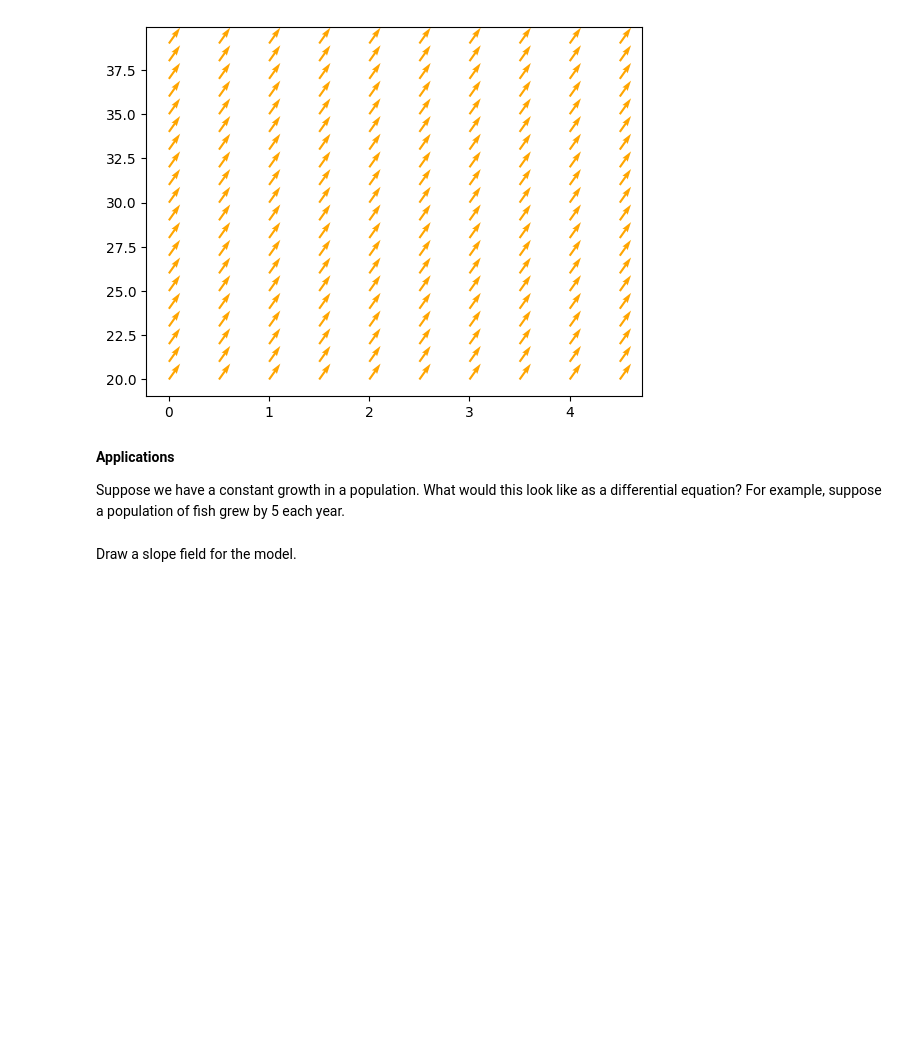
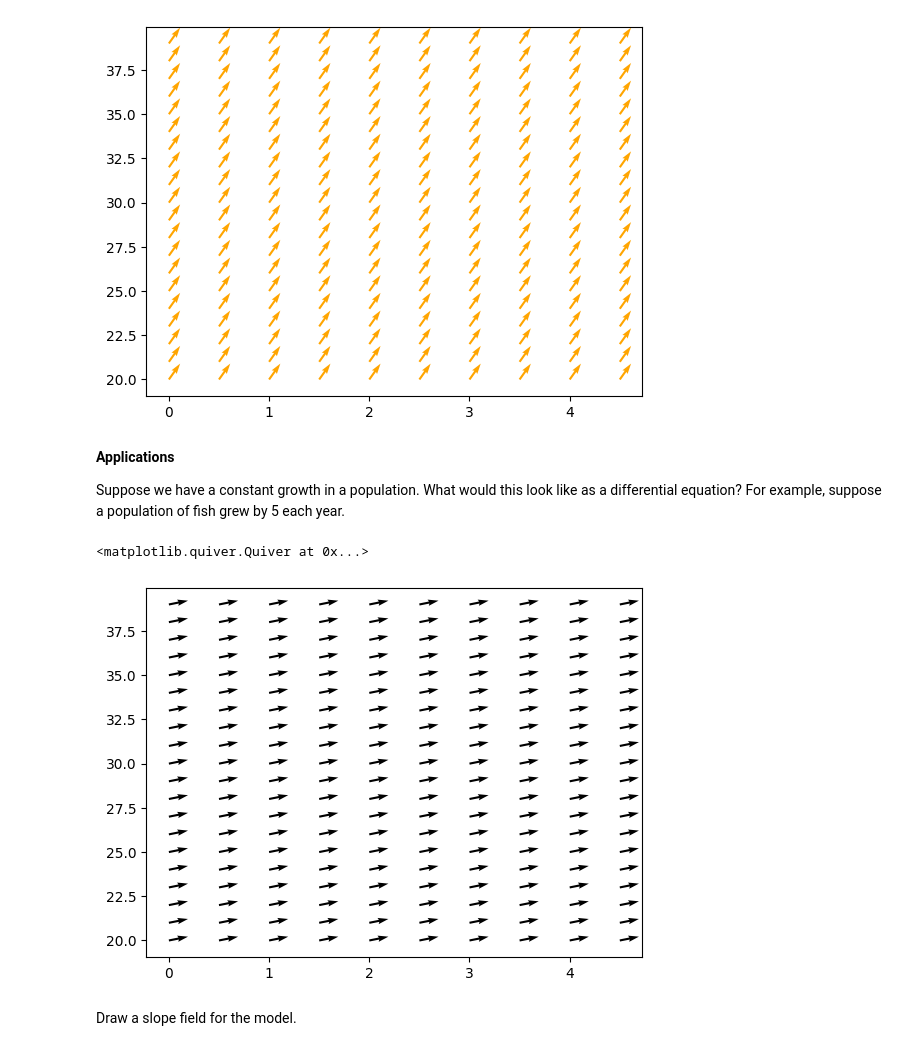
Before and after one commit to josepeon/calculus_parsons, a Jupyter notebook: intro_differential_equations.ipynb, the cells around one changed output. Saved outputs shown, nothing was run; the diff lists cells and outputs as text; code cells hidden in the pictures; blank space fills up the shorter version.

```diff
--- a/intro_differential_equations.ipynb
+++ b/intro_differential_equations.ipynb
@@ -173,6 +177,14 @@ plt.quiver(X, Y, dx, dy, color = 'orange')
 **Applications**
 
 Suppose we have a constant growth in a population.  What would this look like as a differential equation?  For example, suppose a population of fish grew by 5 each year.
+# %%
+dy = 5
+dx = np.ones(1)
+X, Y = np.meshgrid(x, y)
+plt.quiver(X, Y, dy, dx)
+# %% [output]
+<matplotlib.quiver.Quiver at 0x...>
+[figure, added]
 # %% [markdown]
 Draw a slope field for the model.
 # %% [markdown]
```
Also changed, not shown: parts of 14 cells of this notebook.
